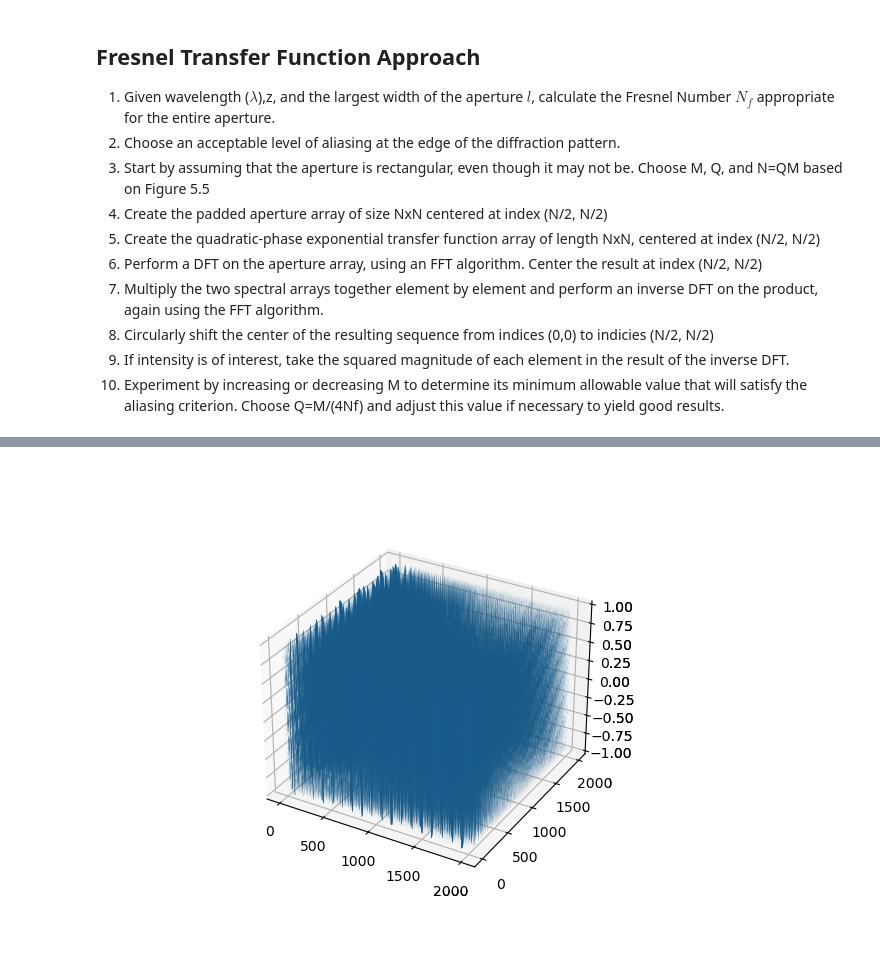
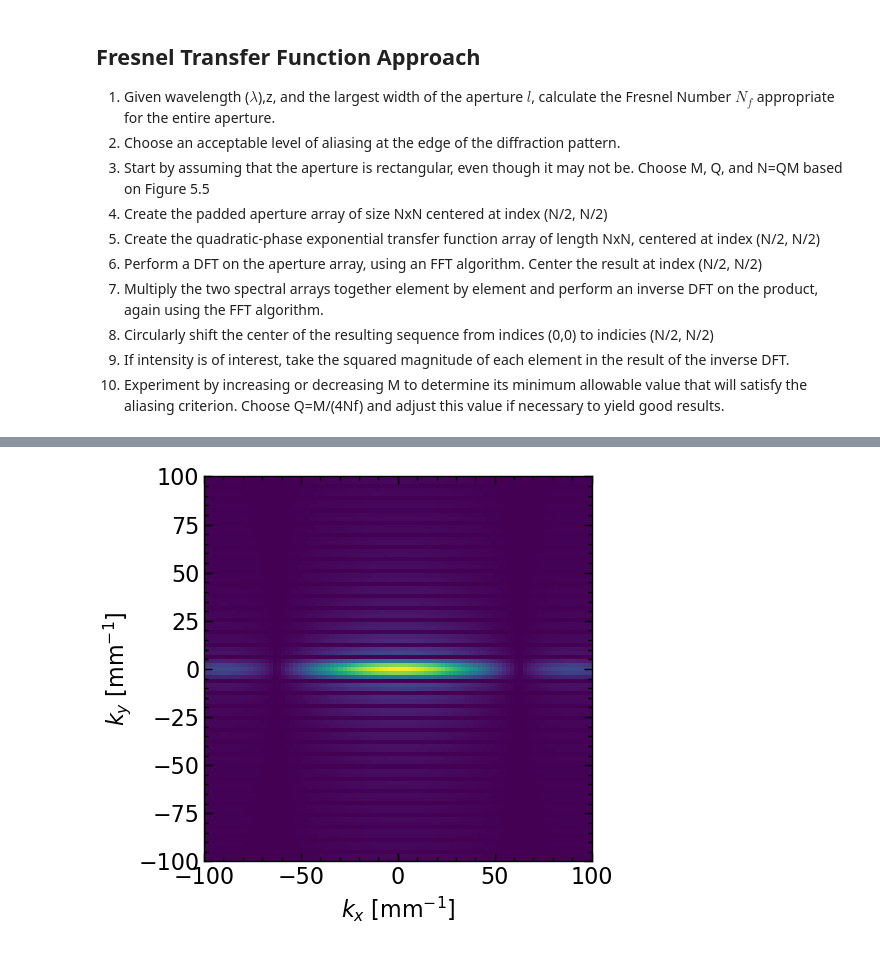
Before and after one commit to MizzouINDFUL/MarshallFourierOptics, a Jupyter notebook: notebook/fresnel_transfer_function_approach.ipynb, the cells around one changed output, grey strips where cells are left out. Drawn from its saved outputs; the diff is of its cells as text; code cells hidden in the pictures.

Commit message:
Still working through trasfer function approach

```diff
--- a/notebook/fresnel_transfer_function_approach.ipynb
+++ b/notebook/fresnel_transfer_function_approach.ipynb
@@ -32,4 +40,9 @@ z = 10*cm
 # %%
 #1) Find our Fresnel Number
 N_f = ( (l/2)**2 ) / (wavelength * z)
-assert N_f > 0.25 #Make sure we are in the Fresnel region
+N_f = N_f.to_base_units()
+
+if N_f < 0.25:
+    print(f"Nf = {N_f.magnitude} - We are in the Far Field")
+else:
+    print(f"Nf = {N_f.magnitude} - We are in the Near Field")
@@ -57,9 +110,21 @@ xx,yy = torch.meshgrid(x_,y_, indexing='xy')
 # %%
-#5) Create the quadratic-phase exponential array
-z = torch.sin(torch.sqrt((xx)**2 + yy**2))
+#5) Create the quadratic-phase exponential transfer function array
+kx = np.fft.fftfreq(len(x), np.diff(x)[0]) * 2 * np.pi
+ky = kx
+
+kxv, kyv = np.meshgrid(kx,ky)
+
+#H = np.exp(1j*z*np.sqrt(wavenumber**2-kxv**2-kyv**2))
-# %%
-ax = plt.axes(projection='3d')
-ax.plot_surface(xx.numpy(), yy.numpy(), z.numpy())
-plt.show()
-# %% [output]
-[figure, removed]
+# %%
+#6) Perform the DFT of the apertuce and then center
+A = np.fft.fft2(U0)
+# %%
+plt.figure(figsize=(5,5))
+plt.pcolormesh(np.fft.fftshift(kxv.magnitude), np.fft.fftshift(kyv.magnitude), np.abs(np.fft.fftshift(A)))
+plt.xlim(-100,100)
+plt.ylim(-100,100)
+plt.xlabel('$k_x$ [mm$^{-1}$]')
+plt.ylabel('$k_y$ [mm$^{-1}$]')
+plt.show()
+# %% [output]
+[figure, added]
```
Also changed, not shown: parts of 11 cells of this notebook.
